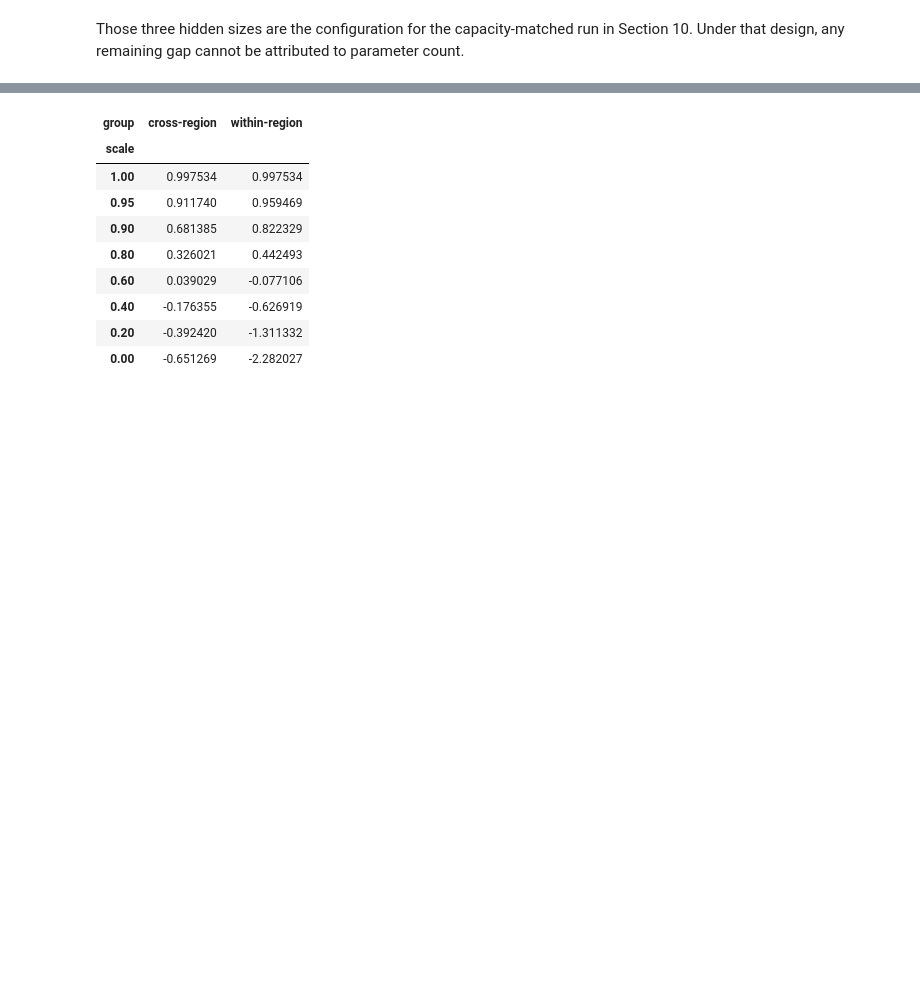
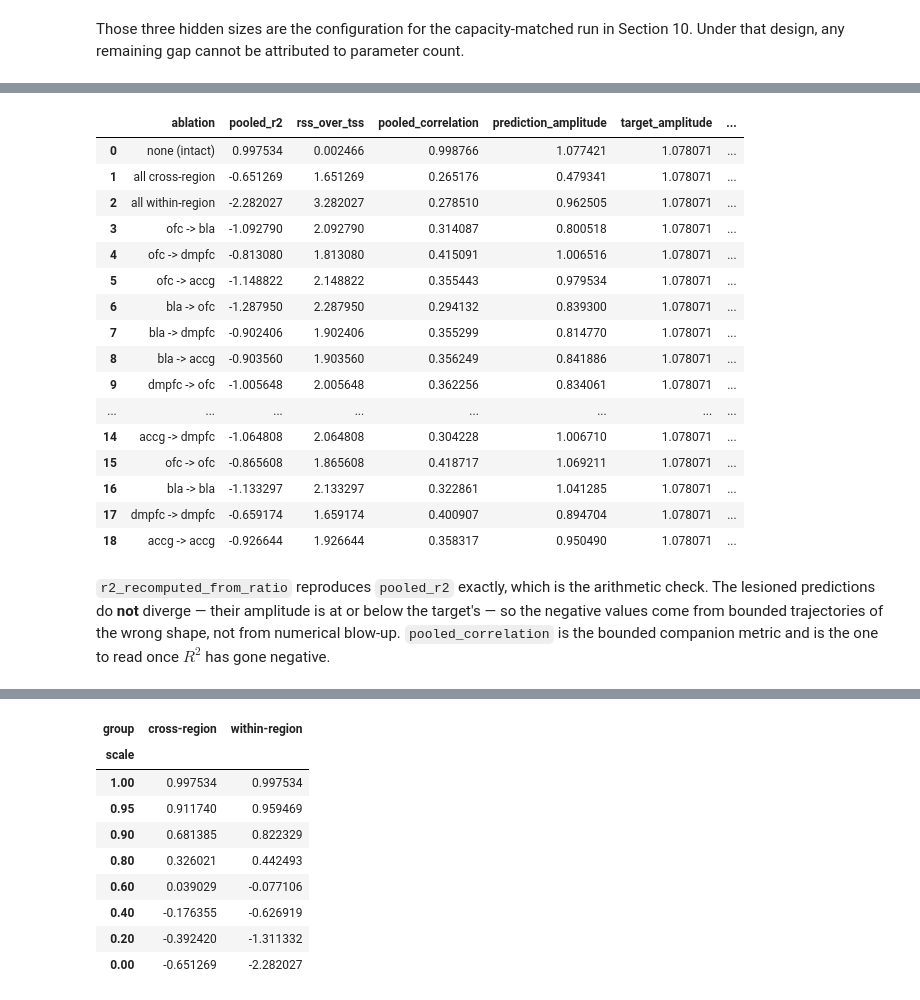
Before and after one commit to gprabaha/dal_monte_2022_analysis, a Jupyter notebook: notebooks/fixation_mrnn_model_selection.ipynb, the cells around one changed output, grey strips where cells are left out. Saved outputs shown, nothing was run; the diff lists cells and outputs as text; code cells hidden in the pictures; blank space fills up the shorter version.

```diff
--- a/notebooks/fixation_mrnn_model_selection.ipynb
+++ b/notebooks/fixation_mrnn_model_selection.ipynb
@@ -1048,3 +1095,34 @@ display(ablation_table)
+# %%
+diagnostic = ablation_table[
+    ["ablation", "pooled_r2", "rss_over_tss", "pooled_correlation", "prediction_amplitude"]
+].copy()
+diagnostic["target_amplitude"] = pooled_fit_metrics(replay_run(run_id))["target_amplitude"]
+diagnostic["r2_recomputed_from_ratio"] = 1.0 - diagnostic["rss_over_tss"]
+display(diagnostic)
+# %% [output]
+|  | ablation | pooled_r2 | rss_over_tss | pooled_correlation | prediction_amplitude | target_amplitude | ... |
+| 0 | none (intact) | 0.997534 | 0.002466 | 0.998766 | 1.077421 | 1.078071 | ... |
+| 1 | all cross-region | -0.651269 | 1.651269 | 0.265176 | 0.479341 | 1.078071 | ... |
+| 2 | all within-region | -2.282027 | 3.282027 | 0.278510 | 0.962505 | 1.078071 | ... |
+| 3 | ofc -> bla | -1.092790 | 2.092790 | 0.314087 | 0.800518 | 1.078071 | ... |
+| 4 | ofc -> dmpfc | -0.813080 | 1.813080 | 0.415091 | 1.006516 | 1.078071 | ... |
+| 5 | ofc -> accg | -1.148822 | 2.148822 | 0.355443 | 0.979534 | 1.078071 | ... |
+| 6 | bla -> ofc | -1.287950 | 2.287950 | 0.294132 | 0.839300 | 1.078071 | ... |
+| 7 | bla -> dmpfc | -0.902406 | 1.902406 | 0.355299 | 0.814770 | 1.078071 | ... |
+| 8 | bla -> accg | -0.903560 | 1.903560 | 0.356249 | 0.841886 | 1.078071 | ... |
+| 9 | dmpfc -> ofc | -1.005648 | 2.005648 | 0.362256 | 0.834061 | 1.078071 | ... |
+| ... | ... | ... | ... | ... | ... | ... | ... |
+| 14 | accg -> dmpfc | -1.064808 | 2.064808 | 0.304228 | 1.006710 | 1.078071 | ... |
+| 15 | ofc -> ofc | -0.865608 | 1.865608 | 0.418717 | 1.069211 | 1.078071 | ... |
+| 16 | bla -> bla | -1.133297 | 2.133297 | 0.322861 | 1.041285 | 1.078071 | ... |
+| 17 | dmpfc -> dmpfc | -0.659174 | 1.659174 | 0.400907 | 0.894704 | 1.078071 | ... |
+| 18 | accg -> accg | -0.926644 | 1.926644 | 0.358317 | 0.950490 | 1.078071 | ... |
+# %% [markdown]
+`r2_recomputed_from_ratio` reproduces `pooled_r2` exactly, which is the arithmetic check.
+The lesioned predictions do **not** diverge — their amplitude is at or below the target's —
+so the negative values come from bounded trajectories of the wrong shape, not from numerical
+blow-up. `pooled_correlation` is the bounded companion metric and is the one to read once
+$R^2$ has gone negative.
 # %%
 pairwise = ablation_table[ablation_table["ablation"].str.contains("->")].copy()
 pairwise["source"] = pairwise["ablation"].str.split(" -> ").str[0]
```
Also changed, not shown: parts of 6 cells of this notebook.
